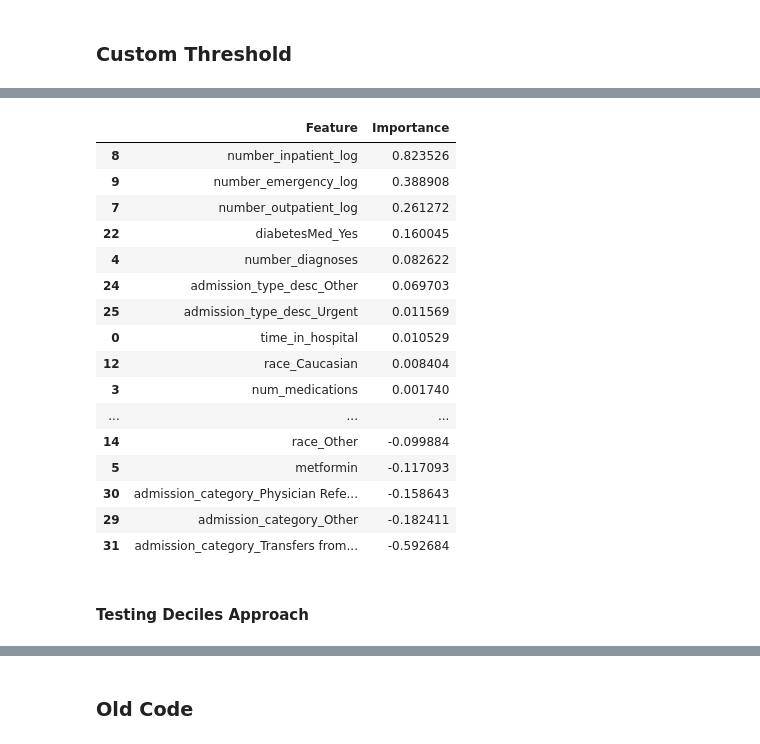
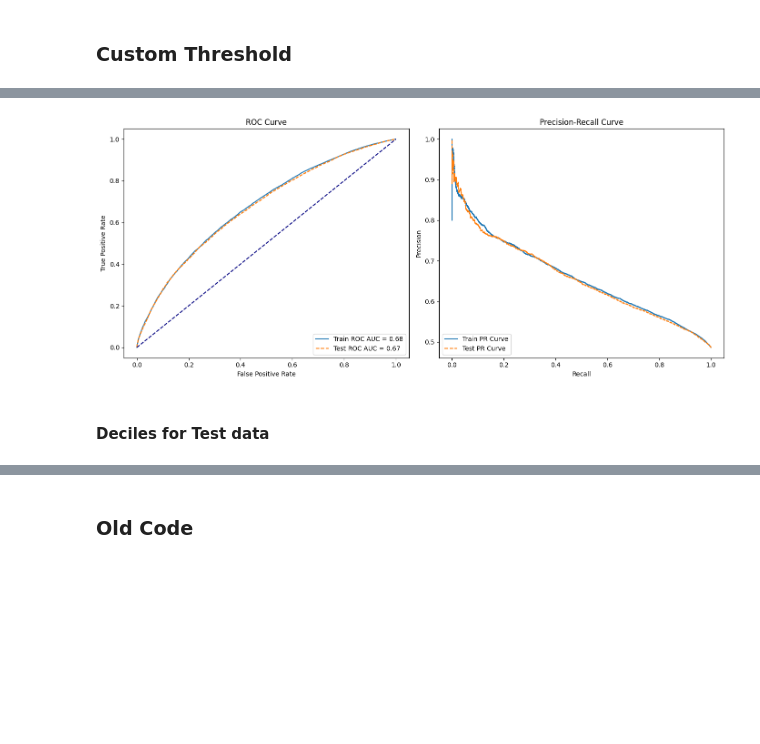
Before and after one commit to rohit180497/Early-readmission-of-patients-in-hospital, a Jupyter notebook: scripts/model_building.ipynb, the cells around one changed output, grey strips where cells are left out. Cells and saved outputs as stored; diff of their text form; code cells hidden in the pictures; blank space fills up the shorter version.

```diff
--- a/scripts/model_building.ipynb
+++ b/scripts/model_building.ipynb
@@ -511,2 +524,9 @@ plt.show()
 # %% [markdown]
 ### Custom Threshold
+# %%
+best_features = ['encounter_id', 'race', 'time_in_hospital', 'num_lab_procedures',
+       'num_procedures', 'num_medications', 'number_diagnoses', 'A1Cresult',
+       'metformin', 'insulin', 'change', 'diabetesMed', 'readmitted',
+       'admission_type_desc', 'discharge_category', 'admission_category',
+       'payer_code_group', 'number_outpatient_log', 'number_inpatient_log',
+       'number_emergency_log', 'diag_3_cat', 'Patient_Age']
@@ -512,0 +539,2 @@ plt.show()
+# %%
+final_data = tt_data[best_features]
@@ -515,7 +566,9 @@ plt.show()
 start_time = time.time()
 
 # Initialize the Logistic Regression model
-model = LogisticRegression(C=0.01, solver='liblinear', penalty='l1')
+# model = RandomForestClassifier(n_estimators=500, max_depth=5, min_samples_leaf= 4, min_samples_split=20,random_state=42)
+
+model = LogisticRegression(C=0.1, solver='liblinear', penalty='l1')
 
 # Fit the model, dropping 'encounter_id' from the training data
 model.fit(X_train.drop(['encounter_id'], axis=1), y_train)
@@ -588 +641,41 @@ plt.show()
+# %%
+# ROC Curves for Train and Test
+fpr_train, tpr_train, _ = roc_curve(y_train, y_prob_train)
+fpr_test, tpr_test, _ = roc_curve(y_test, y_prob_test)
+
+# Compute AUC
+roc_auc_train = auc(fpr_train, tpr_train)
+roc_auc_test = auc(fpr_test, tpr_test)
+
+# PR Curves for Train and Test
+precision_train, recall_train, _ = precision_recall_curve(y_train, y_prob_train)
+precision_test, recall_test, _ = precision_recall_curve(y_test, y_prob_test)
+
+# Plot ROC and PR curves side-by-side
+plt.figure(figsize=(14, 6))
+
+# ROC Curve
+plt.subplot(1, 2, 1)
+plt.plot(fpr_train, tpr_train, label=f'Train ROC AUC = {roc_auc_train:.2f}')
+plt.plot(fpr_test, tpr_test, label=f'Test ROC AUC = {roc_auc_test:.2f}', linestyle='--')
+plt.plot([0, 1], [0, 1], color='navy', linestyle='--')
+plt.xlabel('False Positive Rate')
+plt.ylabel('True Positive Rate')
+plt.title('ROC Curve')
+plt.legend(loc='lower right')
+
+# PR Curve
+plt.subplot(1, 2, 2)
+plt.plot(recall_train, precision_train, label='Train PR Curve')
+plt.plot(recall_test, precision_test, label='Test PR Curve', linestyle='--')
+plt.xlabel('Recall')
+plt.ylabel('Precision')
+plt.title('Precision-Recall Curve')
+plt.legend(loc='lower left')
+
+# Adjust layout and display plots
+plt.tight_layout()
+plt.show()
+# %% [output]
+[figure, added]
 # %%
@@ -594,25 +693,5 @@ feature_importance_df.sort_values(by='Importance', ascending=False, inplace=True
-# %%
-feature_importance_df[feature_importance_df['Importance']!= 0]
-# %% [output]
-|  | Feature | Importance |
-| 8 | number_inpatient_log | 0.823526 |
-| 9 | number_emergency_log | 0.388908 |
-| 7 | number_outpatient_log | 0.261272 |
-| 22 | diabetesMed_Yes | 0.160045 |
-| 4 | number_diagnoses | 0.082622 |
-| 24 | admission_type_desc_Other | 0.069703 |
-| 25 | admission_type_desc_Urgent | 0.011569 |
-| 0 | time_in_hospital | 0.010529 |
-| 12 | race_Caucasian | 0.008404 |
-| 3 | num_medications | 0.001740 |
-| ... | ... | ... |
-| 14 | race_Other | -0.099884 |
-| 5 | metformin | -0.117093 |
-| 30 | admission_category_Physician Refe... | -0.158643 |
-| 29 | admission_category_Other | -0.182411 |
-| 31 | admission_category_Transfers from... | -0.592684 |
-# %% [markdown]
-#### Testing Deciles Approach
+# %% [markdown]
+#### Deciles for Test data
 # %%
 lr_probabilities = model.predict_proba(X_test.drop(['encounter_id'], axis=1))[:, 1]
 # Step 2: Add the probabilities to the test dataset
```
Also changed, not shown: parts of 16 cells of this notebook, 2 other files.
